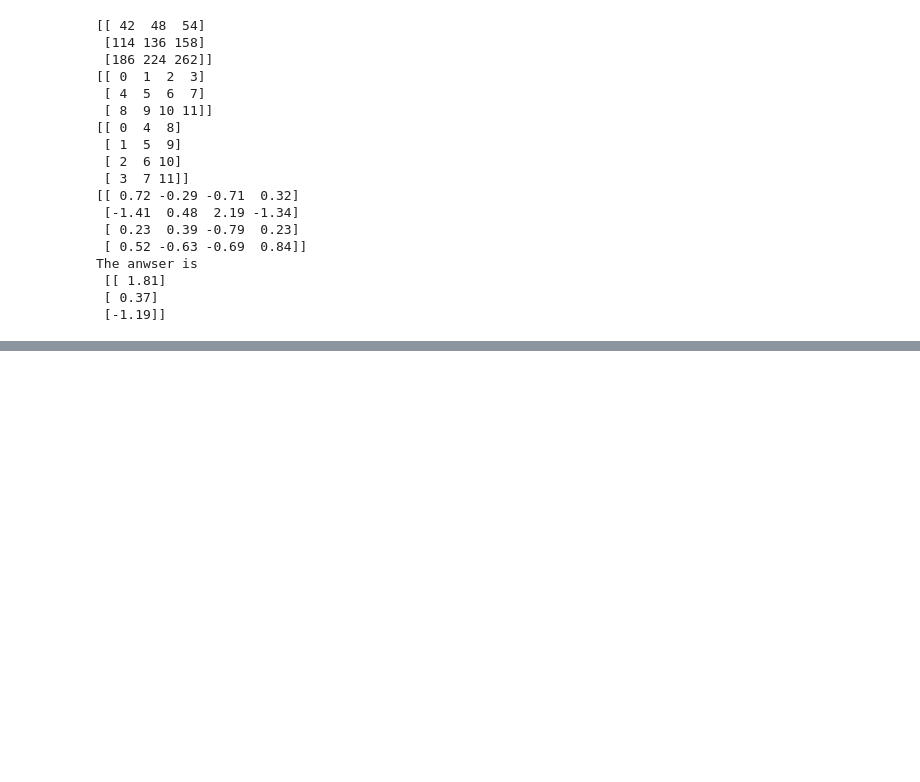
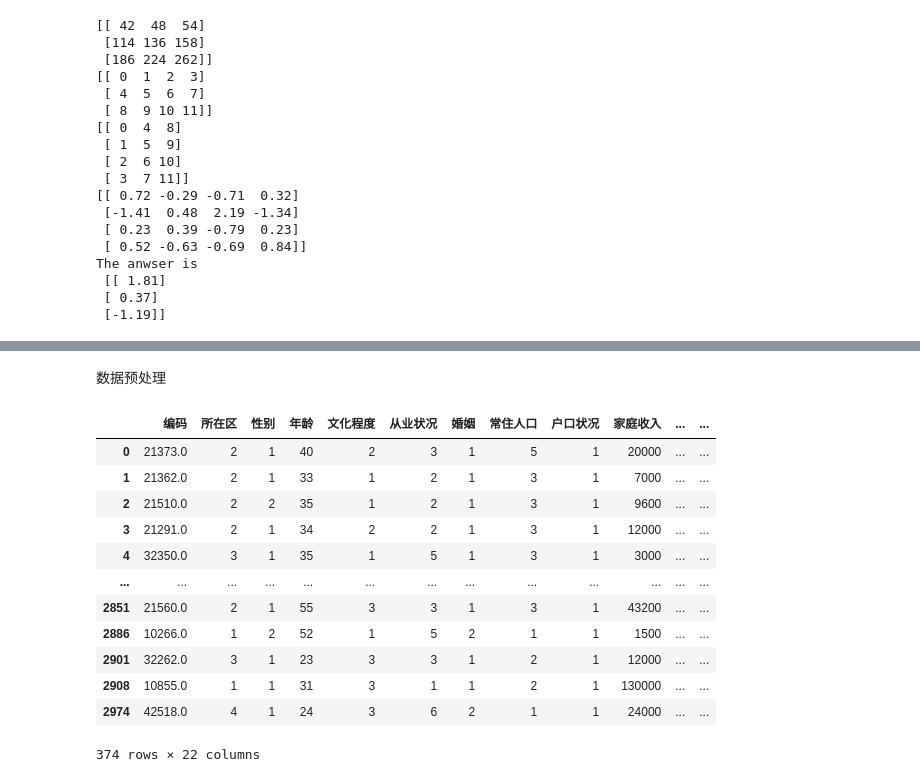
Before and after one commit to finehang/learnPython, a Jupyter notebook: NP/stats.ipynb, the cells around one changed output, grey strips where cells are left out. Saved outputs shown, nothing was run; the diff lists cells and outputs as text; code cells hidden in the pictures; blank space fills up the shorter version.

```diff
--- a/NP/stats.ipynb
+++ b/NP/stats.ipynb
@@ -499,0 +825,28 @@ The anwser is
+# %% [markdown]
+数据预处理
+# %%
+# 转日期型
+# pd.to_datetime(data, format="%Y年%m月", errors="coerce")
+# pd.read_csv("", na_values="暂无") 设置控制标记
+
+
+# 重复值处理
+any(house0.duplicated(subset=["计划面积"])) # 是否有重复值
+sum(house0.duplicated(subset=["计划面积"])) # 重复值个数
+house00 = house0.drop_duplicates(subset=["计划面积", "家庭收入"]) # 去除重复值
+house00
+# any(house00.duplicated(subset=["计划面积"]))
+# %% [output]
+|  | 编码 | 所在区 | 性别 | 年龄 | 文化程度 | 从业状况 | 婚姻 | 常住人口 | 户口状况 | 家庭收入 | ... | ... |
+| 0 | 21373.0 | 2 | 1 | 40 | 2 | 3 | 1 | 5 | 1 | 20000 | ... | ... |
+| 1 | 21362.0 | 2 | 1 | 33 | 1 | 2 | 1 | 3 | 1 | 7000 | ... | ... |
+| 2 | 21510.0 | 2 | 2 | 35 | 1 | 2 | 1 | 3 | 1 | 9600 | ... | ... |
+| 3 | 21291.0 | 2 | 1 | 34 | 2 | 2 | 1 | 3 | 1 | 12000 | ... | ... |
+| 4 | 32350.0 | 3 | 1 | 35 | 1 | 5 | 1 | 3 | 1 | 3000 | ... | ... |
+| ... | ... | ... | ... | ... | ... | ... | ... | ... | ... | ... | ... | ... |
+| 2851 | 21560.0 | 2 | 1 | 55 | 3 | 3 | 1 | 3 | 1 | 43200 | ... | ... |
+| 2886 | 10266.0 | 1 | 2 | 52 | 1 | 5 | 2 | 1 | 1 | 1500 | ... | ... |
+| 2901 | 32262.0 | 3 | 1 | 23 | 3 | 3 | 1 | 2 | 1 | 12000 | ... | ... |
+| 2908 | 10855.0 | 1 | 1 | 31 | 3 | 1 | 1 | 2 | 1 | 130000 | ... | ... |
+| 2974 | 42518.0 | 4 | 1 | 24 | 3 | 6 | 2 | 1 | 1 | 24000 | ... | ... |
+374 rows × 22 columns
```
Also changed, not shown: parts of 24 cells of this notebook, 11 other files.
